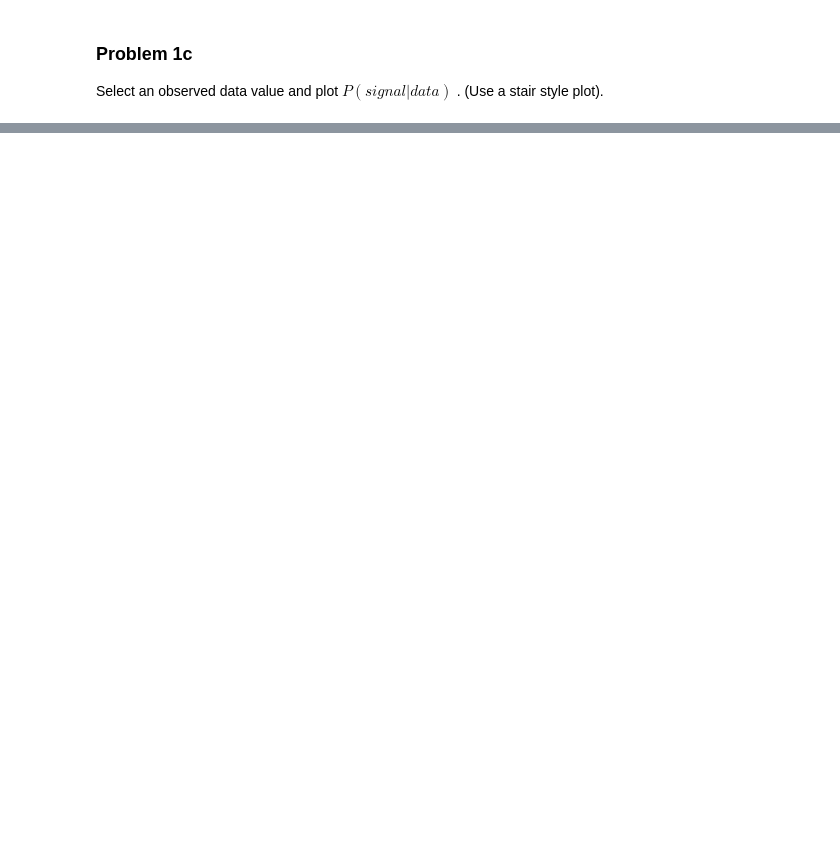
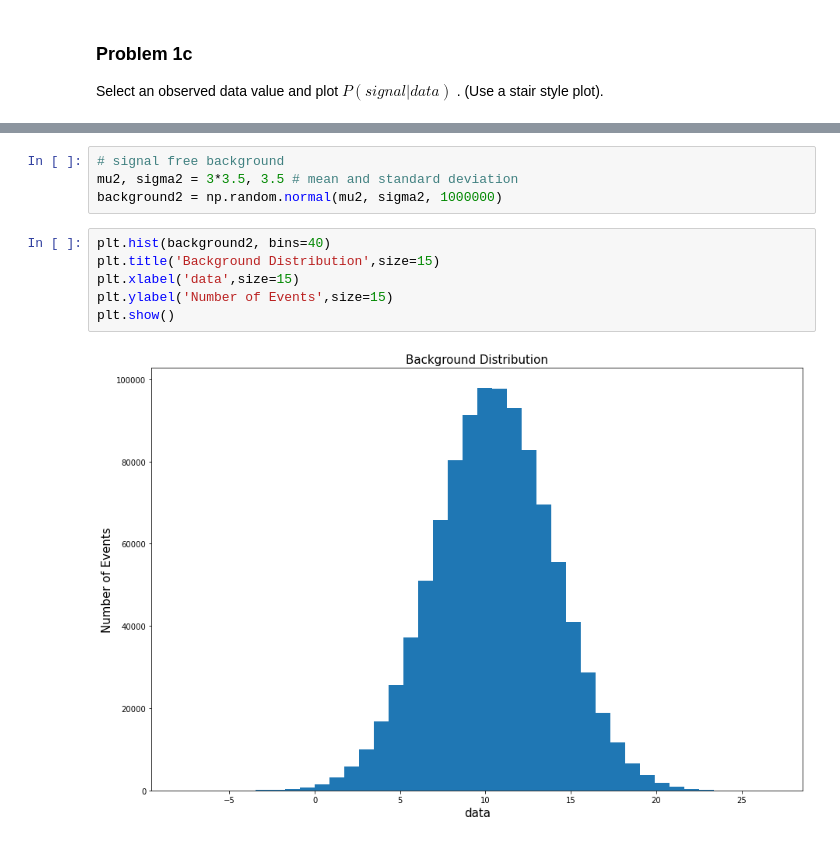
Before and after one commit to MinniVan/PHYS-434, a Jupyter notebook: homework-5.ipynb, the cells around one changed output, grey strips where cells are left out. Saved outputs shown, nothing was run; the diff lists cells and outputs as text; blank space fills up the shorter version.

Commit message:
created new bkg with shifted mean, added overplots of P(s|d) and P(d|s)

```diff
--- a/homework-5.ipynb
+++ b/homework-5.ipynb
@@ -82,0 +86,12 @@ plt.show()
+# %%
+# signal free background
+mu2, sigma2 = 3*3.5, 3.5 # mean and standard deviation
+background2 = np.random.normal(mu2, sigma2, 1000000)
+# %%
+plt.hist(background2, bins=40)
+plt.title('Background Distribution',size=15)
+plt.xlabel('data',size=15)
+plt.ylabel('Number of Events',size=15)
+plt.show()
+# %% [output]
+[figure, added]
```
Also changed, not shown: parts of 9 cells of this notebook.
